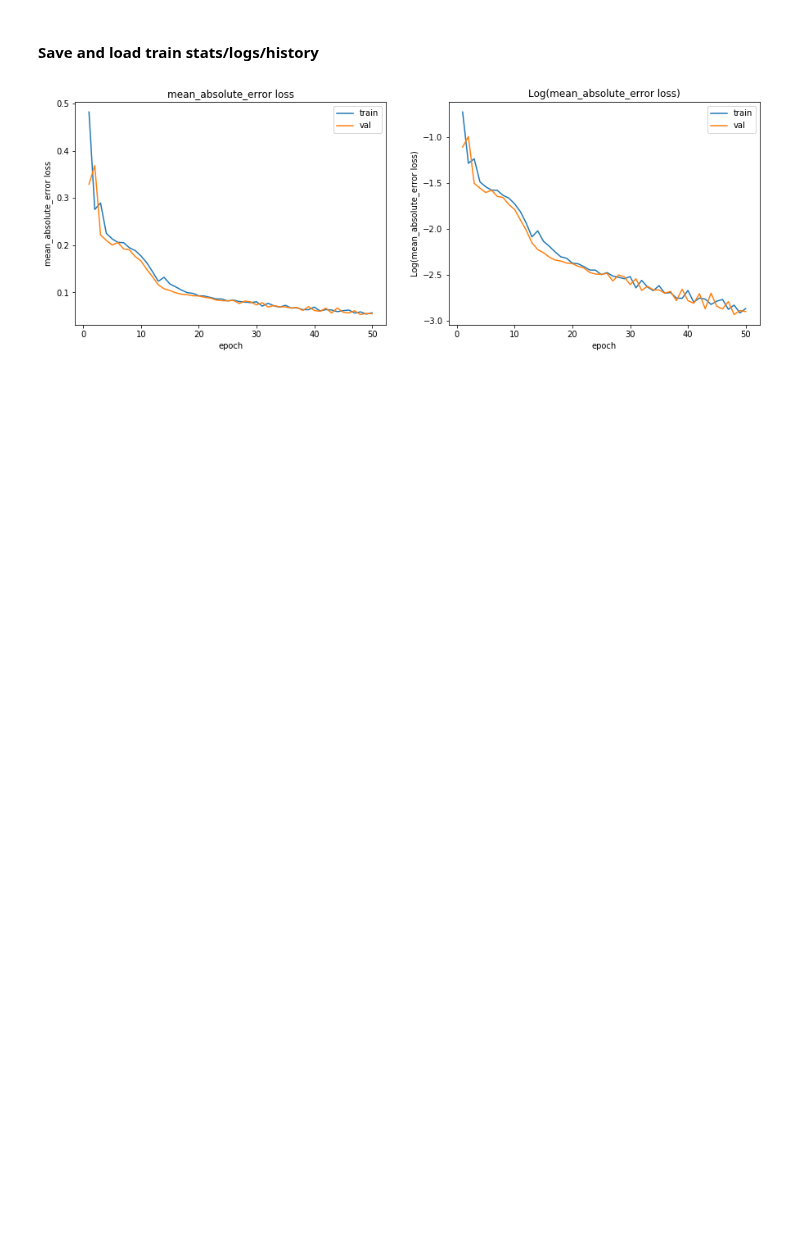
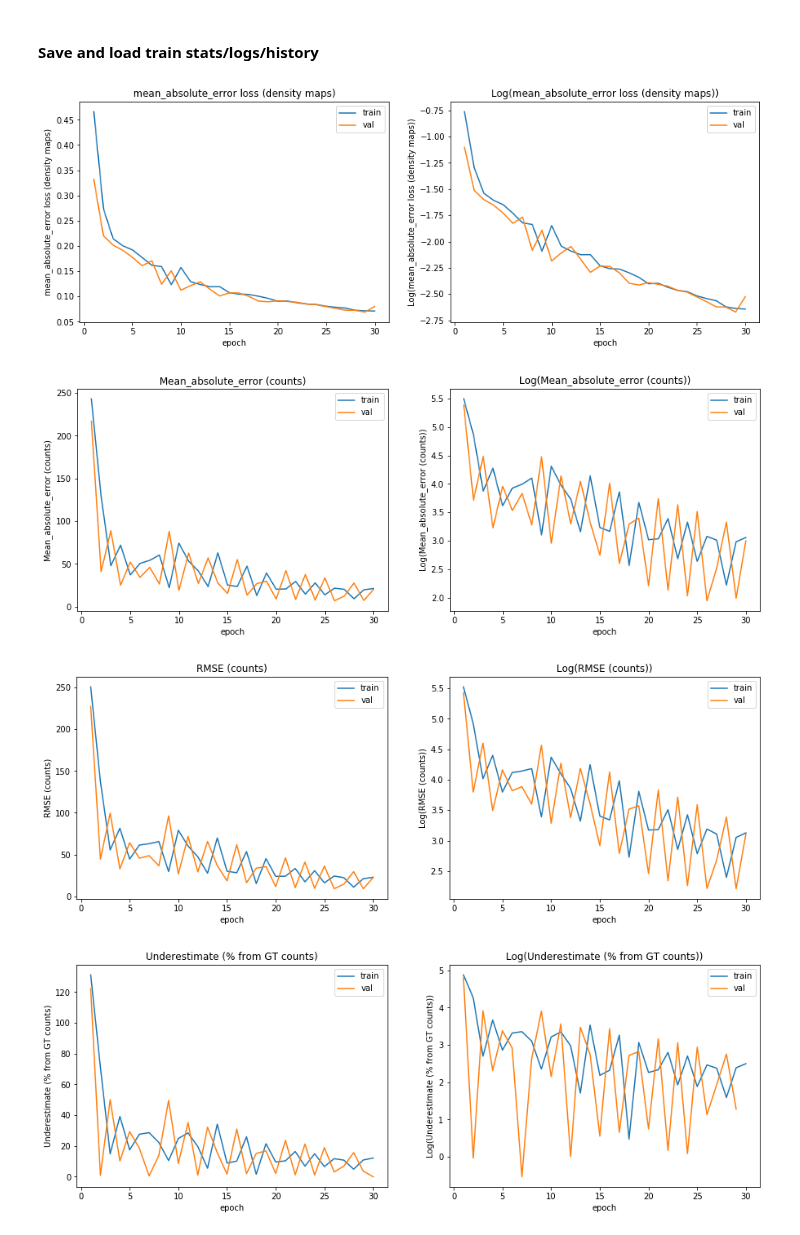
Before and after one commit to Tudor67/Object-Counting, a Jupyter notebook: experiments/1_fcrn_a/train.ipynb, the cells around one changed output. Drawn from its saved outputs; the diff is of its cells as text; code cells hidden in the pictures; blank space fills up the shorter version.

Commit message:
added keras implementation of evaluation metrics

```diff
--- a/experiments/1_fcrn_a/train.ipynb
+++ b/experiments/1_fcrn_a/train.ipynb
@@ -85,7 +85,19 @@ Wall time: 2min 24s
 #### Save and load train stats/logs/history
 # %%
 logs = model.history.history.copy()
+
 logs['train_loss'] = logs.pop('loss')
+logs['train_mae'] = logs.pop('mae_keras')
+logs['val_mae'] = logs.pop('val_mae_keras')
+logs['train_rmse'] = logs.pop('rmse_keras')
+logs['val_rmse'] = logs.pop('val_rmse_keras')
+logs['train_underestimate'] = logs.pop('underestimate_keras')
+logs['val_underestimate'] = logs.pop('val_underestimate_keras')
+logs['train_overestimate'] = logs.pop('overestimate_keras')
+logs['val_overestimate'] = logs.pop('val_overestimate_keras')
+logs['train_difference'] = logs.pop('difference_keras')
+logs['val_difference'] = logs.pop('val_difference_keras')
+
 logs['train_size'] = train_generator.get_size()
 logs['val_size'] = val_generator.get_size()
 logs['rand_seed'] = config.RAND_SEED
@@ -95,10 +107,18 @@ logs['input_dim'] = config.DIM
 logs['density_map_sigma'] = config.GT_SIGMA
 logs['density_map_multiplication_factor'] = config.DENSITY_MAP_MULTIPLICATION_FACTOR
 logs['sub_experiment_name'] = config.SUB_EXPERIMENT_NAME
-# %%
-write_json(logs, config.LOGS_FILENAME)
-logs = read_json(config.LOGS_FILENAME)
-
-plot_loss(logs['train_loss'], logs['val_loss'], f'{config.LOSS_NAME} loss')
-# %% [output]
-[figure, removed]
+# %%
+write_json(logs, config.LOGS_FILENAME)
+logs = read_json(config.LOGS_FILENAME)
+
+plot_logs(logs['train_loss'], logs['val_loss'], f'{config.LOSS_NAME} loss (density maps)')
+plot_logs(logs['train_mae'], logs['val_mae'], f'Mean_absolute_error (counts)')
+plot_logs(logs['train_rmse'], logs['val_rmse'], f'RMSE (counts)')
+plot_logs(logs['train_underestimate'], logs['val_underestimate'], f'Underestimate (% from GT counts)')
+plot_logs(logs['train_overestimate'], logs['val_overestimate'], f'Overestimate (% from GT counts)')
+plot_logs(logs['train_difference'], logs['val_difference'], f'Difference (% from GT counts)')
+# %% [output]
+[figure, added]
+[figure, added]
+[figure, added]
+[figure, added]
```
Also changed, not shown: parts of 3 cells of this notebook, 7 other files.
